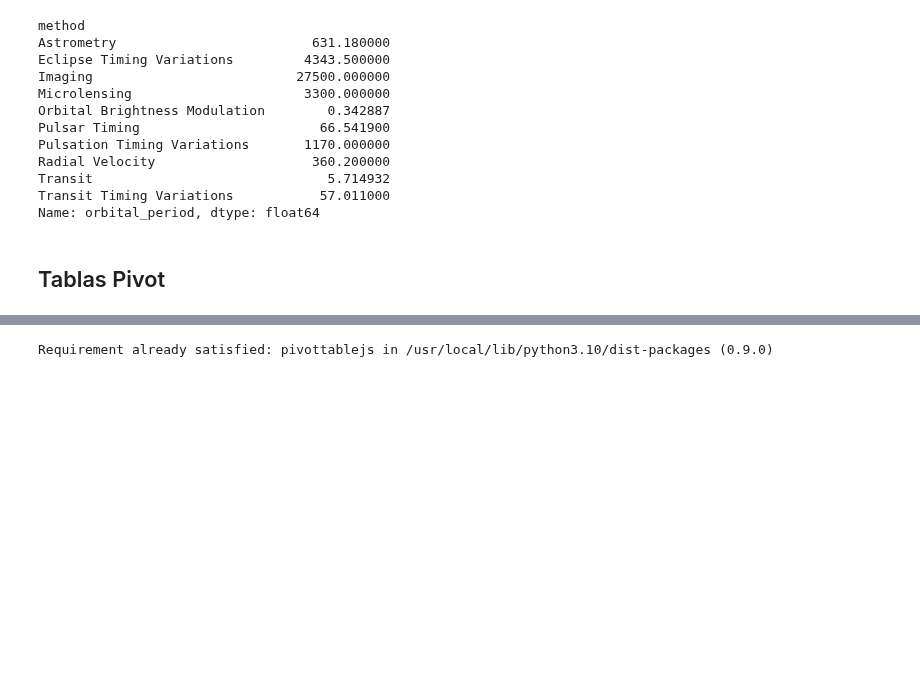
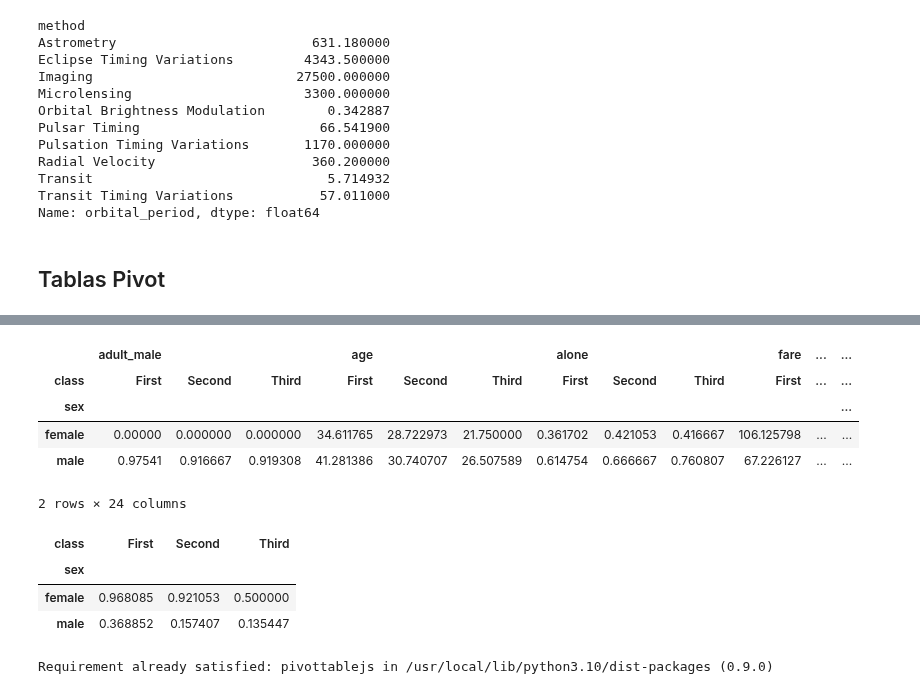
Before and after one commit to hugomorpar/Practicas_Clases, a Jupyter notebook: M3_Procesamiento_de_Datos.ipynb, the cells around one changed output, grey strips where cells are left out. Cells and saved outputs as stored; diff of their text form; code cells hidden in the pictures; blank space fills up the shorter version.

```diff
--- a/M3_Procesamiento_de_Datos.ipynb
+++ b/M3_Procesamiento_de_Datos.ipynb
@@ -153,3 +192,19 @@ Name: orbital_period, dtype: float64
+# %%
+titanic.pivot_table(index='sex', columns='class')
+# %% [output]
+|  | adult_male |  |  | age |  |  | alone |  |  | fare | ... | ... |
+| class | First | Second | Third | First | Second | Third | First | Second | Third | First | ... | ... |
+| sex |  |  |  |  |  |  |  |  |  |  |  | ... |
+| female | 0.00000 | 0.000000 | 0.000000 | 34.611765 | 28.722973 | 21.750000 | 0.361702 | 0.421053 | 0.416667 | 106.125798 | ... | ... |
+| male | 0.97541 | 0.916667 | 0.919308 | 41.281386 | 30.740707 | 26.507589 | 0.614754 | 0.666667 | 0.760807 | 67.226127 | ... | ... |
+2 rows × 24 columns
+# %%
+titanic.pivot_table('survived', index='sex', columns='class') # opcional 'survived' columna a agregar
+# %% [output]
+| class | First | Second | Third |
+| sex |  |  |  |
+| female | 0.968085 | 0.921053 | 0.500000 |
+| male | 0.368852 | 0.157407 | 0.135447 |
 # %%
 # pip install pivottablejs
 # %% [output]
```
Also changed, not shown: parts of 5 cells of this notebook.
